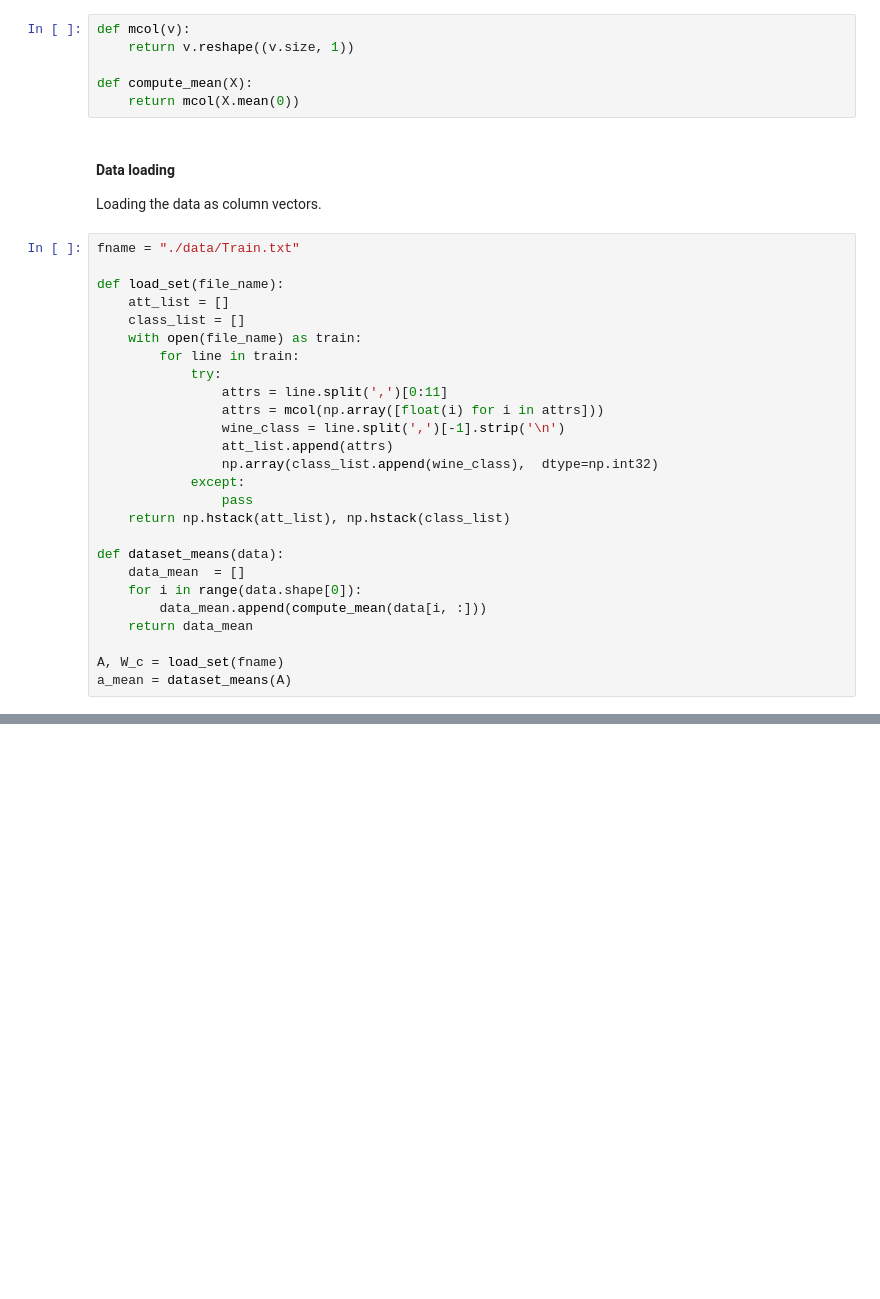
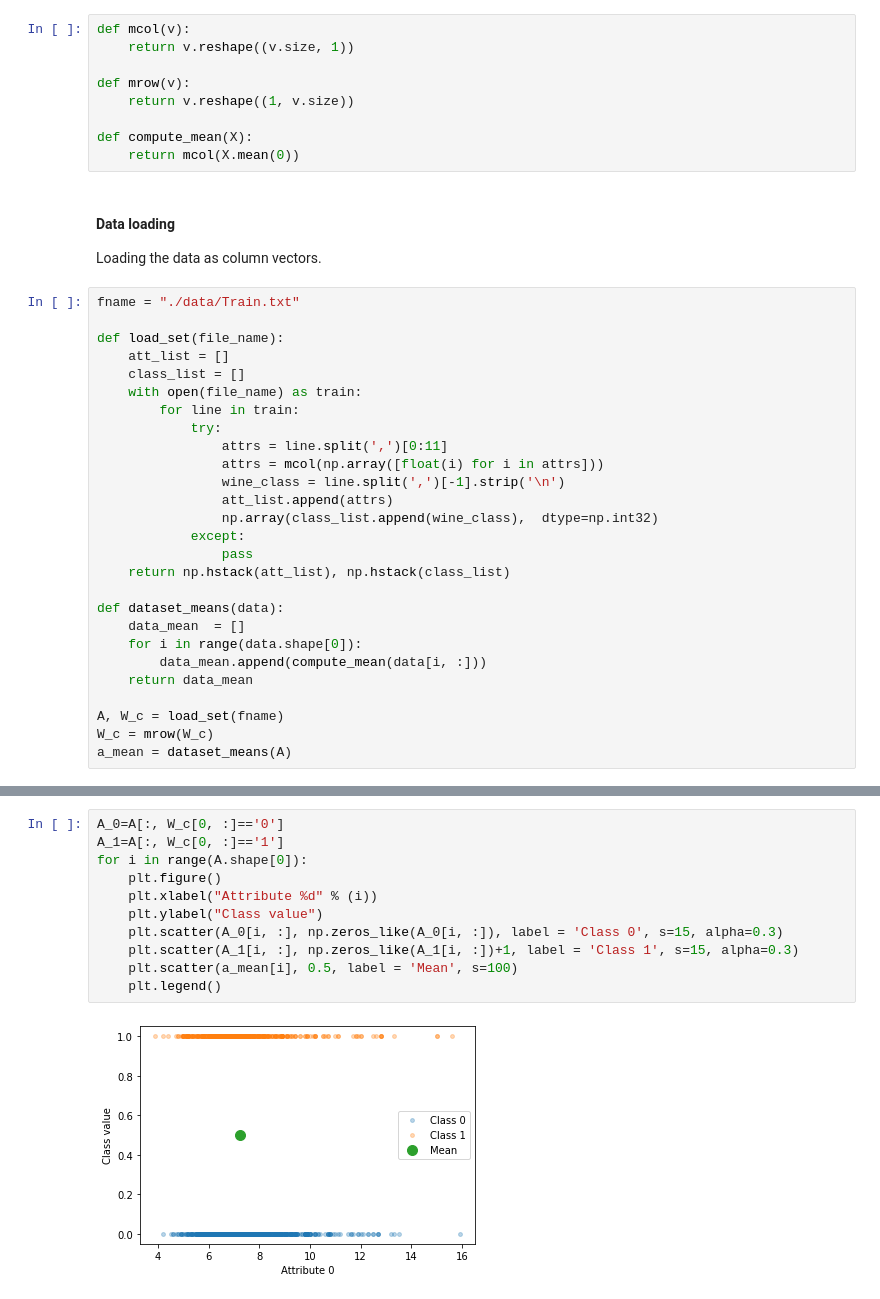
Before and after one commit to moDal7/machine-learning-labs-and-projects, a Jupyter notebook: project/data_exploration.ipynb, the cells around one changed output, grey strips where cells are left out. Cells and saved outputs as stored; diff of their text form; blank space fills up the shorter version.

Commit message:
Jupyter Notebook plotting started - 1-d plots

```diff
--- a/project/data_exploration.ipynb
+++ b/project/data_exploration.ipynb
@@ -11,6 +11,9 @@ import sklearn.datasets
 def mcol(v):
     return v.reshape((v.size, 1))
 
+def mrow(v):
+    return v.reshape((1, v.size))
+
 def compute_mean(X):
     return mcol(X.mean(0))
 # %% [markdown]
@@ -42,6 +45,7 @@ def dataset_means(data):
     return data_mean
 
 A, W_c = load_set(fname)
+W_c = mrow(W_c)
 a_mean = dataset_means(A)
 # %% [markdown]
 #### Data plotting
@@ -49,0 +54,13 @@ Plotting couples of attributes, along with their mean and color coded for class
+# %%
+A_0=A[:, W_c[0, :]=='0']
+A_1=A[:, W_c[0, :]=='1']
+for i in range(A.shape[0]):
+    plt.figure()
+    plt.xlabel("Attribute %d" % (i))
+    plt.ylabel("Class value")
+    plt.scatter(A_0[i, :], np.zeros_like(A_0[i, :]), label = 'Class 0', s=15, alpha=0.3)
+    plt.scatter(A_1[i, :], np.zeros_like(A_1[i, :])+1, label = 'Class 1', s=15, alpha=0.3)
+    plt.scatter(a_mean[i], 0.5, label = 'Mean', s=100)
+    plt.legend()
+# %% [output]
+[figure, added]
```
Also changed, not shown: parts of 2 cells of this notebook, 1 other file.
